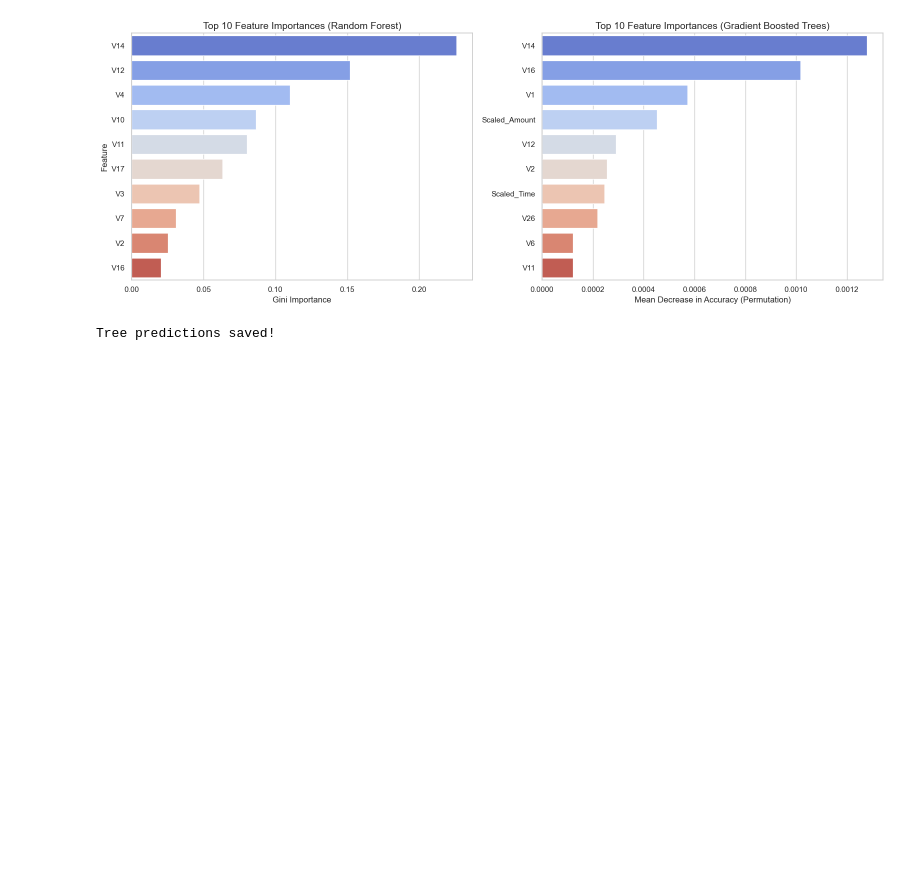
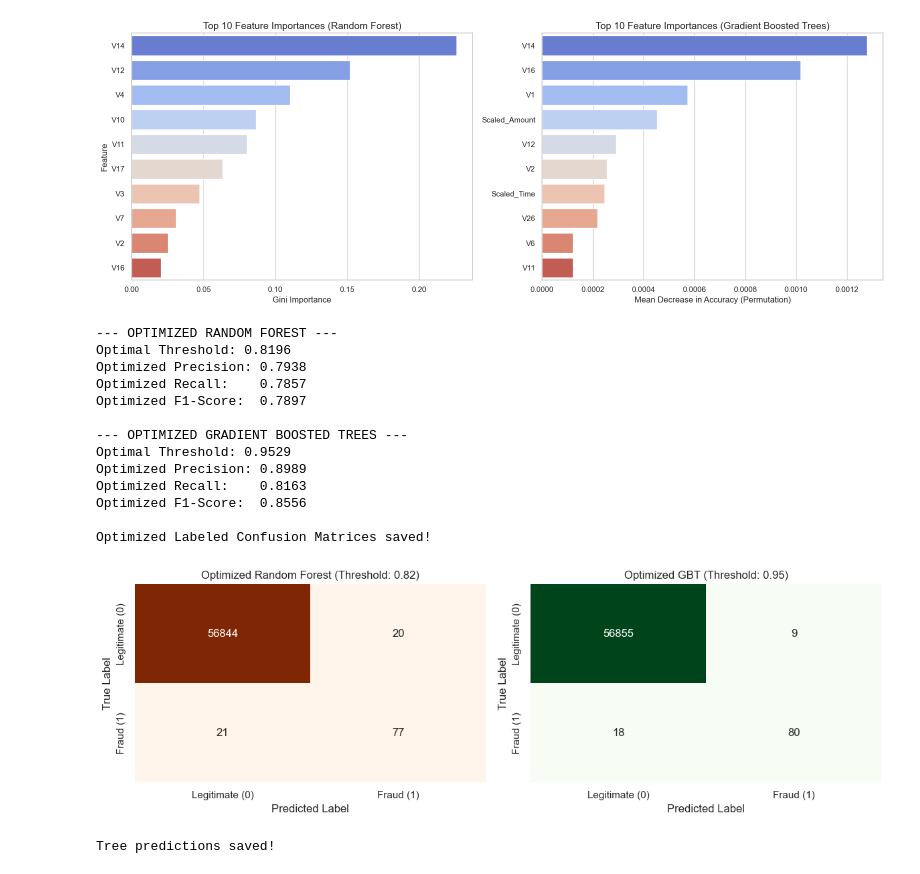
Before and after one commit to amartyakallingal/CS-4641-Credit-Card-Fraud-Project, a Jupyter notebook: tree_models.ipynb, the cells around one changed output. Cells and saved outputs as stored; diff of their text form; code cells hidden in the pictures; blank space fills up the shorter version.

```diff
--- a/tree_models.ipynb
+++ b/tree_models.ipynb
@@ -349,6 +349,79 @@ plt.show()
 Calculating GBT permutation importances (this may take a minute or two)...
 Feature importances plotted and saved!
 [figure]
+# %%
+# Cell 13.5: Optimized Metrics & Confusion Matrices (Safe Version with Labels)
+from sklearn.metrics import precision_recall_curve, confusion_matrix
+import numpy as np
+import matplotlib.pyplot as plt
+import seaborn as sns
+
+# 1. Safely recalculate the optimal thresholds
+rf_precision, rf_recall, rf_thresholds = precision_recall_curve(y_test, rf_probs)
+rf_f1_scores = 2 * (rf_precision[:-1] * rf_recall[:-1]) / (rf_precision[:-1] + rf_recall[:-1] + 1e-8)
+rf_opt_idx = np.argmax(rf_f1_scores)
+rf_optimal_threshold = rf_thresholds[rf_opt_idx]
+
+gbt_precision, gbt_recall, gbt_thresholds = precision_recall_curve(y_test, gbt_probs)
+gbt_f1_scores = 2 * (gbt_precision[:-1] * gbt_recall[:-1]) / (gbt_precision[:-1] + gbt_recall[:-1] + 1e-8)
+gbt_opt_idx = np.argmax(gbt_f1_scores)
+gbt_optimal_threshold = gbt_thresholds[gbt_opt_idx]
+
+# 2. Print the final OPTIMIZED stats for your presentation script!
+print("--- OPTIMIZED RANDOM FOREST ---")
+print(f"Optimal Threshold: {rf_optimal_threshold:.4f}")
+print(f"Optimized Precision: {rf_precision[rf_opt_idx]:.4f}")
+print(f"Optimized Recall:    {rf_recall[rf_opt_idx]:.4f}")
+print(f"Optimized F1-Score:  {rf_f1_scores[rf_opt_idx]:.4f}\n")
+
+print("--- OPTIMIZED GRADIENT BOOSTED TREES ---")
+print(f"Optimal Threshold: {gbt_optimal_threshold:.4f}")
+print(f"Optimized Precision: {gbt_precision[gbt_opt_idx]:.4f}")
+print(f"Optimized Recall:    {gbt_recall[gbt_opt_idx]:.4f}")
+print(f"Optimized F1-Score:  {gbt_f1_scores[gbt_opt_idx]:.4f}\n")
+
+# 3. Generate the Confusion Matrices with String Labels
+optimal_rf_preds = (rf_probs >= rf_optimal_threshold).astype(int)
+optimal_gbt_preds = (gbt_probs >= gbt_optimal_threshold).astype(int)
+
+cm_rf_opt = confusion_matrix(y_test, optimal_rf_preds)
+cm_gbt_opt = confusion_matrix(y_test, optimal_gbt_preds)
+
+fig, axes = plt.subplots(1, 2, figsize=(12, 4))
+
+# Added xticklabels and yticklabels here
+sns.heatmap(cm_rf_opt, annot=True, fmt='d', cmap='Oranges', ax=axes[0], cbar=False,
+            xticklabels=['Legitimate (0)', 'Fraud (1)'], yticklabels=['Legitimate (0)', 'Fraud (1)'])
+axes[0].set_title(f'Optimized Random Forest (Threshold: {rf_optimal_threshold:.2f})')
+axes[0].set_xlabel('Predicted Label')
+axes[0].set_ylabel('True Label')
+
+# Added xticklabels and yticklabels here
+sns.heatmap(cm_gbt_opt, annot=True, fmt='d', cmap='Greens', ax=axes[1], cbar=False,
+            xticklabels=['Legitimate (0)', 'Fraud (1)'], yticklabels=['Legitimate (0)', 'Fraud (1)'])
+axes[1].set_title(f'Optimized GBT (Threshold: {gbt_optimal_threshold:.2f})')
+axes[1].set_xlabel('Predicted Label')
+axes[1].set_ylabel('True Label')
+
+plt.tight_layout()
+plt.savefig('optimized_tree_confusion_matrices.png', dpi=300, bbox_inches='tight')
+print("Optimized Labeled Confusion Matrices saved!")
+plt.show()
+# %% [output]
+--- OPTIMIZED RANDOM FOREST ---
+Optimal Threshold: 0.8196
+Optimized Precision: 0.7938
+Optimized Recall:    0.7857
+Optimized F1-Score:  0.7897
+
+--- OPTIMIZED GRADIENT BOOSTED TREES ---
+Optimal Threshold: 0.9529
+Optimized Precision: 0.8989
+Optimized Recall:    0.8163
+Optimized F1-Score:  0.8556
+
+Optimized Labeled Confusion Matrices saved!
+[figure, added]
 # %%
 import numpy as np
 # Save the probabilities from the models in this notebook
```
Also changed, not shown: 6 other files.
